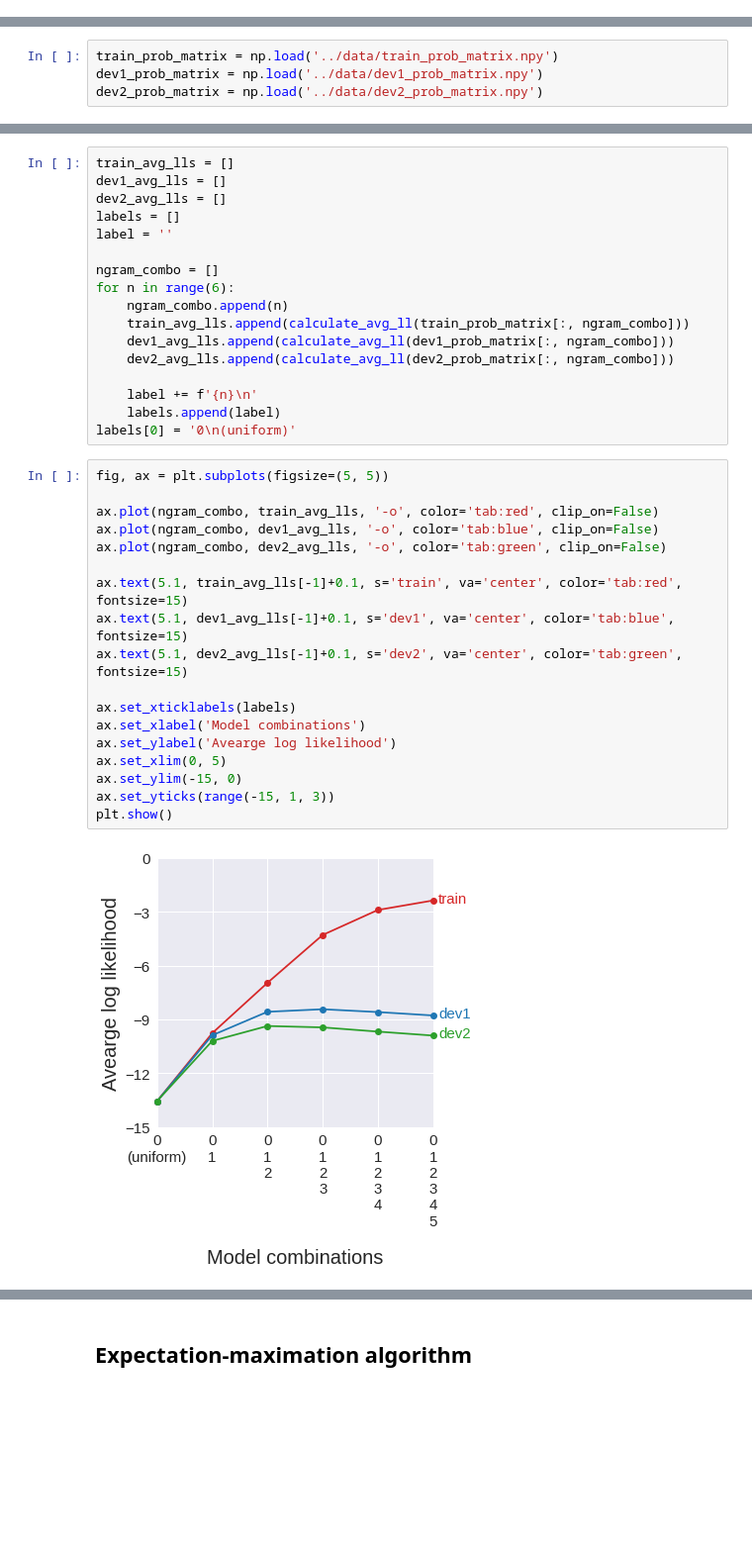
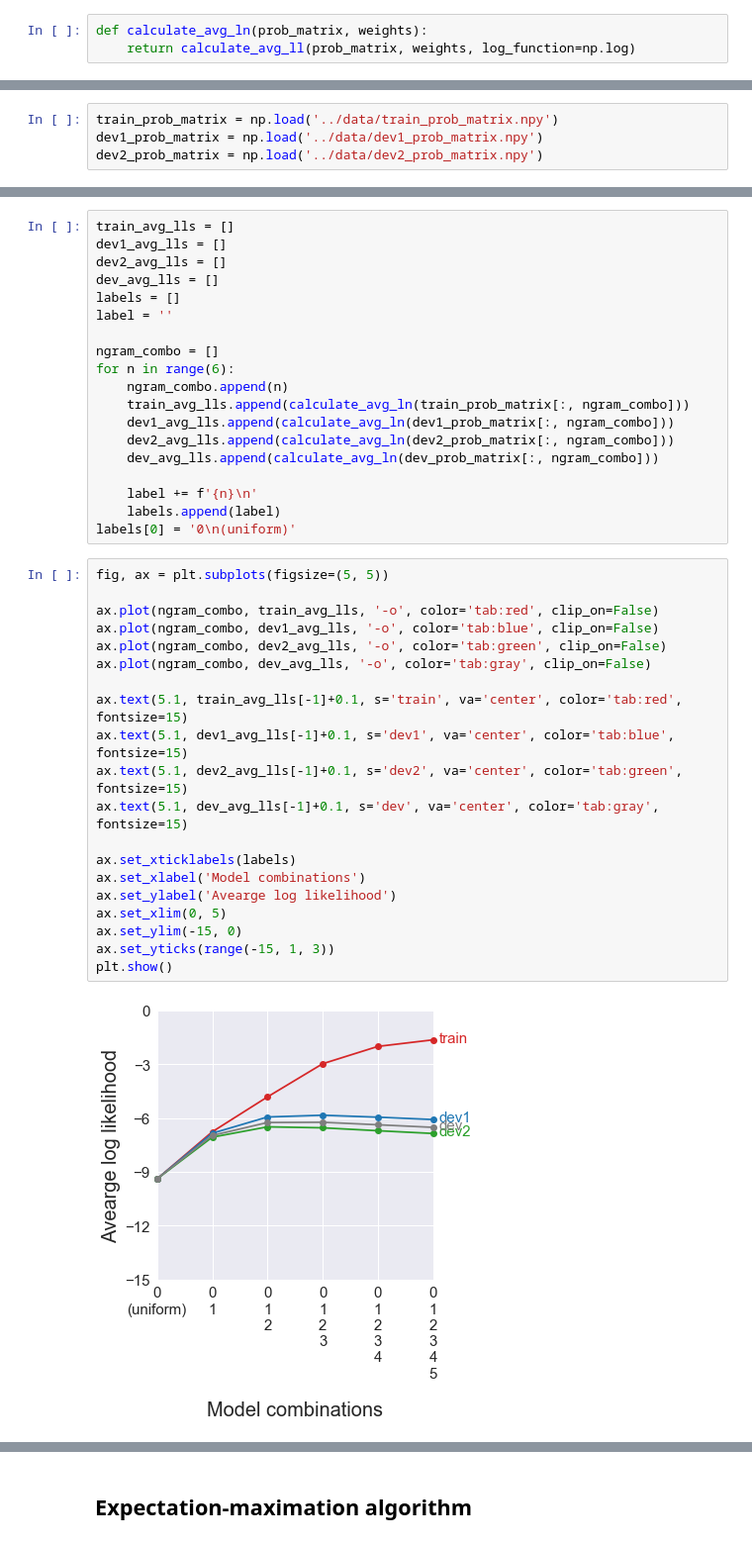
Before and after one commit to khanhnguyendata/ngram, a Jupyter notebook: analysis/part3.ipynb, the cells around one changed output, grey strips where cells are left out. Shown at 99% size. Saved outputs shown, nothing was run; the diff lists cells and outputs as text; blank space fills up the shorter version.

```diff
--- a/analysis/part3.ipynb
+++ b/analysis/part3.ipynb
@@ -8,3 +9,6 @@ from analysis.plot_utils import plt, legend_opts, savefig
+# %%
+def calculate_avg_ln(prob_matrix, weights):
+    return calculate_avg_ll(prob_matrix, weights, log_function=np.log)
 # %% [markdown]
 ## Combine models sequentially
 # %%
@@ -15,15 +24,17 @@ dev2_prob_matrix = np.load('../data/dev2_prob_matrix.npy')
 train_avg_lls = []
 dev1_avg_lls = []
 dev2_avg_lls = []
+dev_avg_lls = []
 labels = []
 label = ''
 
 ngram_combo = []
 for n in range(6):
     ngram_combo.append(n)
-    train_avg_lls.append(calculate_avg_ll(train_prob_matrix[:, ngram_combo]))
-    dev1_avg_lls.append(calculate_avg_ll(dev1_prob_matrix[:, ngram_combo]))
-    dev2_avg_lls.append(calculate_avg_ll(dev2_prob_matrix[:, ngram_combo]))
+    train_avg_lls.append(calculate_avg_ln(train_prob_matrix[:, ngram_combo]))
+    dev1_avg_lls.append(calculate_avg_ln(dev1_prob_matrix[:, ngram_combo]))
+    dev2_avg_lls.append(calculate_avg_ln(dev2_prob_matrix[:, ngram_combo]))
+    dev_avg_lls.append(calculate_avg_ln(dev_prob_matrix[:, ngram_combo]))
 
     label += f'{n}\n'
     labels.append(label)
@@ -31,20 +42,22 @@ labels[0] = '0\n(uniform)'
 # %%
 fig, ax = plt.subplots(figsize=(5, 5))
 
 ax.plot(ngram_combo, train_avg_lls, '-o', color='tab:red', clip_on=False)
 ax.plot(ngram_combo, dev1_avg_lls, '-o', color='tab:blue', clip_on=False)
 ax.plot(ngram_combo, dev2_avg_lls, '-o', color='tab:green', clip_on=False)
+ax.plot(ngram_combo, dev_avg_lls, '-o', color='tab:gray', clip_on=False)
 
 ax.text(5.1, train_avg_lls[-1]+0.1, s='train', va='center', color='tab:red', fontsize=15)
 ax.text(5.1, dev1_avg_lls[-1]+0.1, s='dev1', va='center', color='tab:blue', fontsize=15)
 ax.text(5.1, dev2_avg_lls[-1]+0.1, s='dev2', va='center', color='tab:green', fontsize=15)
+ax.text(5.1, dev_avg_lls[-1]+0.1, s='dev', va='center', color='tab:gray', fontsize=15)
 
 ax.set_xticklabels(labels)
 ax.set_xlabel('Model combinations')
 ax.set_ylabel('Avearge log likelihood')
 ax.set_xlim(0, 5)
 ax.set_ylim(-15, 0)
 ax.set_yticks(range(-15, 1, 3))
 plt.show()
 # %% [output]
-[figure, old version]
+[figure, new version]
```
Also changed, not shown: parts of 22 cells of this notebook, 3 other files.
